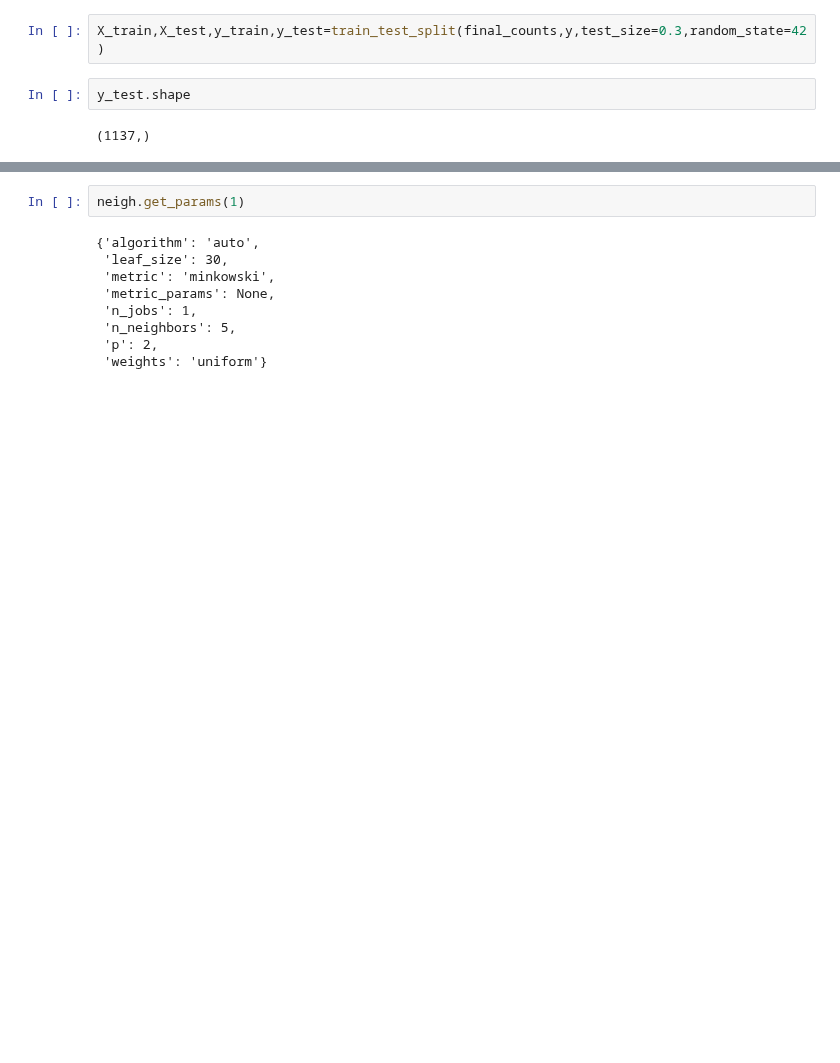
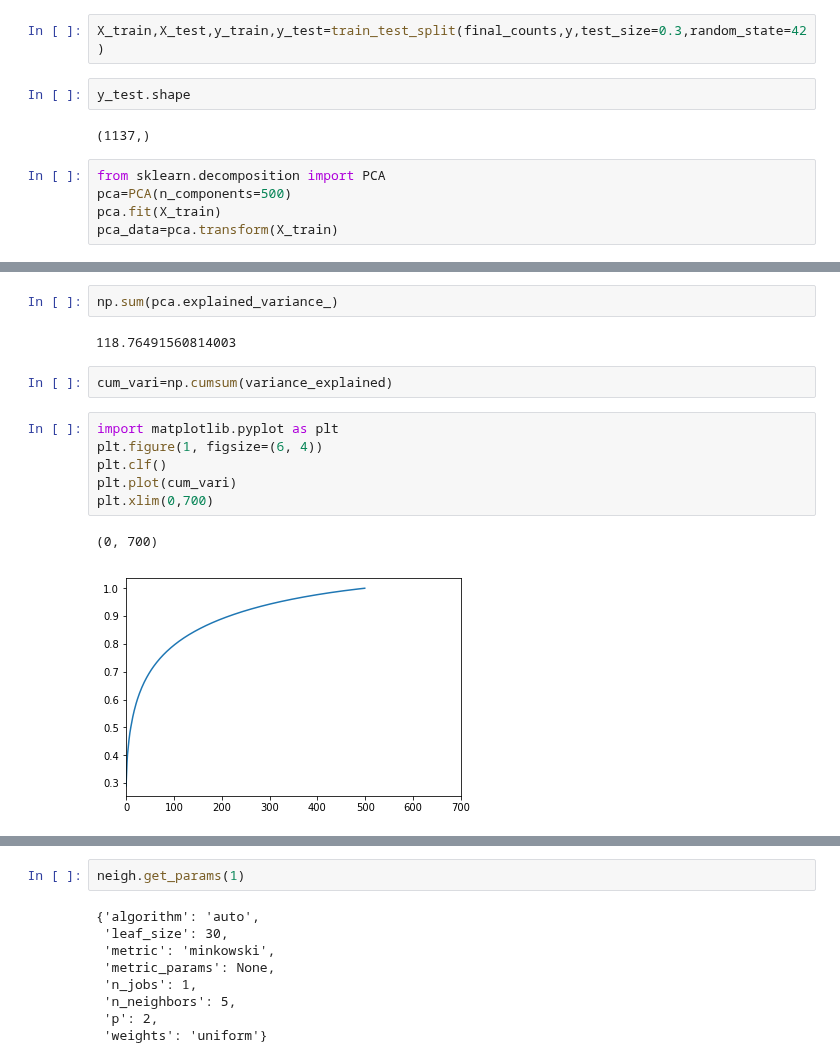
Before and after one commit to nov012017/Code, a Jupyter notebook: AppliedAI/Content/17. Amazon Food Reviews Data Set/Amazon Fine Food Reviews Analysis.ipynb, the cells around one changed output, grey strips where cells are left out. Drawn from its saved outputs; the diff is of its cells as text; blank space fills up the shorter version.

```diff
--- a/AppliedAI/Content/17. Amazon Food Reviews Data Set/Amazon Fine Food Reviews Analysis.ipynb
+++ b/AppliedAI/Content/17. Amazon Food Reviews Data Set/Amazon Fine Food Reviews Analysis.ipynb
@@ -302,3 +303,8 @@ X_train,X_test,y_train,y_test=train_test_split(final_counts,y,test_size=0.3,rand
 y_test.shape
 # %% [output]
 (1137,)
+# %%
+from sklearn.decomposition import PCA
+pca=PCA(n_components=500)
+pca.fit(X_train)
+pca_data=pca.transform(X_train)
@@ -304,0 +355,15 @@ y_test.shape
+# %%
+np.sum(pca.explained_variance_)
+# %% [output]
+118.76491560814003
+# %%
+cum_vari=np.cumsum(variance_explained)
+# %%
+import matplotlib.pyplot as plt
+plt.figure(1, figsize=(6, 4))
+plt.clf()
+plt.plot(cum_vari)
+plt.xlim(0,700)
+# %% [output]
+(0, 700)
+[figure, added]
```
Also changed, not shown: parts of 21 cells of this notebook.
